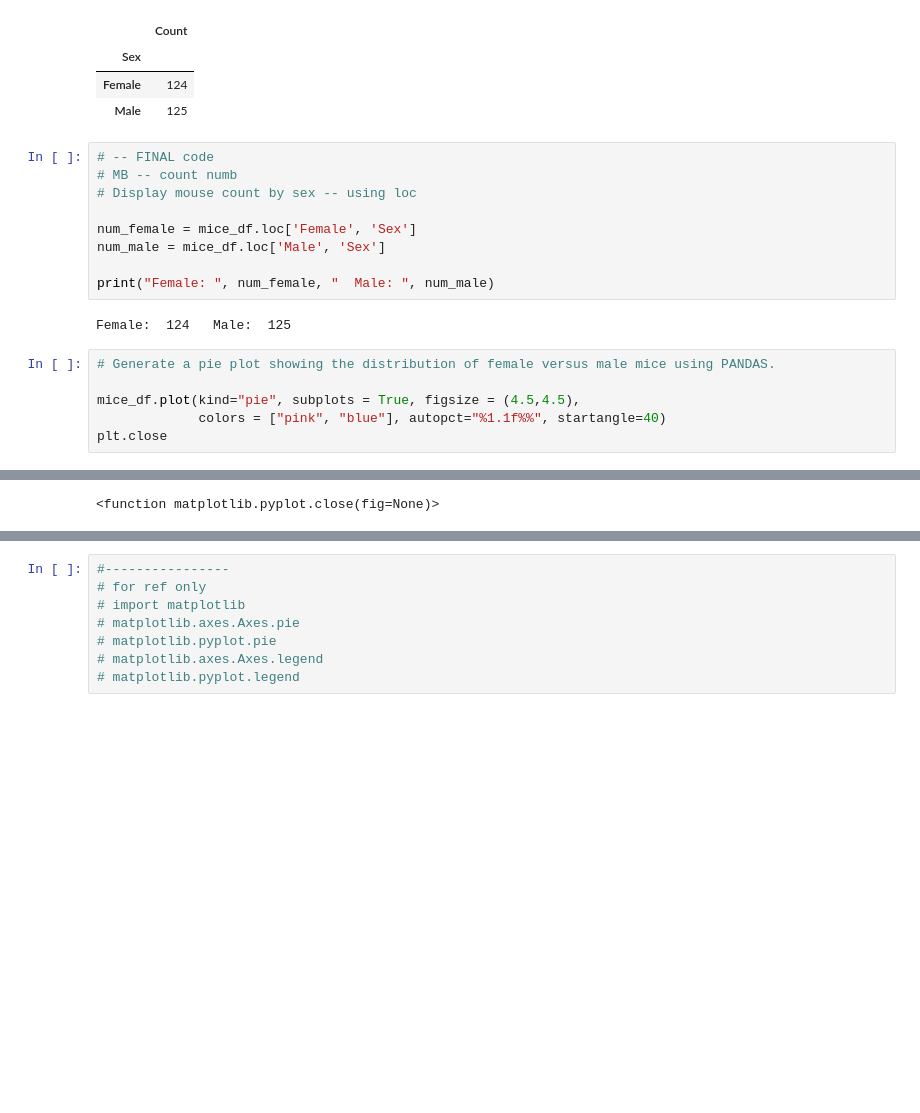
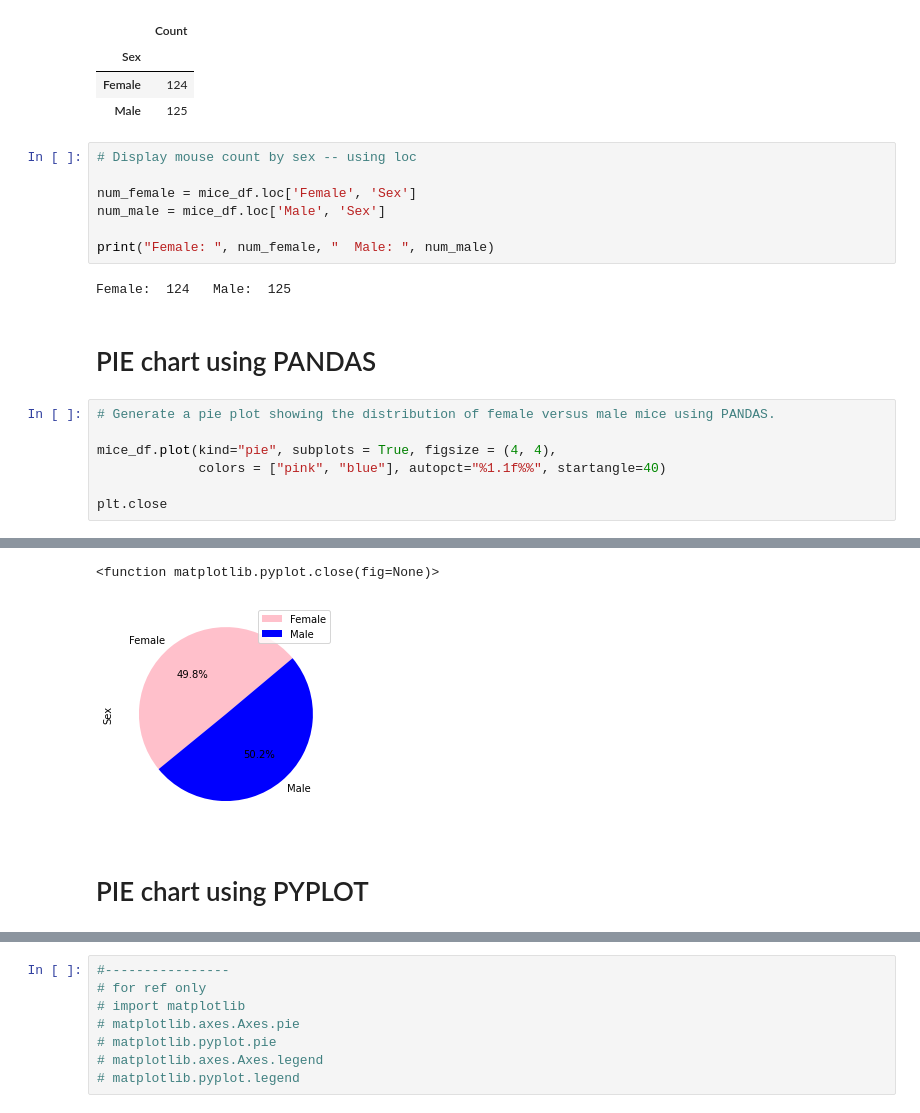
Before and after one commit to mbarrera2020/Matplotlib, a Jupyter notebook: Pymaceuticals/mainPymaceuticals.ipynb, the cells around one changed output, grey strips where cells are left out. Drawn from its saved outputs; the diff is of its cells as text; blank space fills up the shorter version.

```diff
--- a/Pymaceuticals/mainPymaceuticals.ipynb
+++ b/Pymaceuticals/mainPymaceuticals.ipynb
@@ -378,8 +383,6 @@ ren_mice_df
 | Female | 124 |
 | Male | 125 |
 # %%
-# -- FINAL code
-# MB -- count numb
 # Display mouse count by sex -- using loc
 
 num_female = mice_df.loc['Female', 'Sex']
@@ -388,10 +391,13 @@ num_male = mice_df.loc['Male', 'Sex']
 print("Female: ", num_female, "  Male: ", num_male)
 # %% [output]
 Female:  124   Male:  125
+# %% [markdown]
+# PIE chart using PANDAS
 # %%
 # Generate a pie plot showing the distribution of female versus male mice using PANDAS.
 
-mice_df.plot(kind="pie", subplots = True, figsize = (4.5,4.5),
+mice_df.plot(kind="pie", subplots = True, figsize = (4, 4),
              colors = ["pink", "blue"], autopct="%1.1f%%", startangle=40)
+
 plt.close
 # %% [output]
@@ -400,2 +404,5 @@ plt.close
 <function matplotlib.pyplot.close(fig=None)>
+[figure, added]
+# %% [markdown]
+# PIE chart using PYPLOT
 # %%
```
Also changed, not shown: parts of 21 cells of this notebook, 1 other file.
